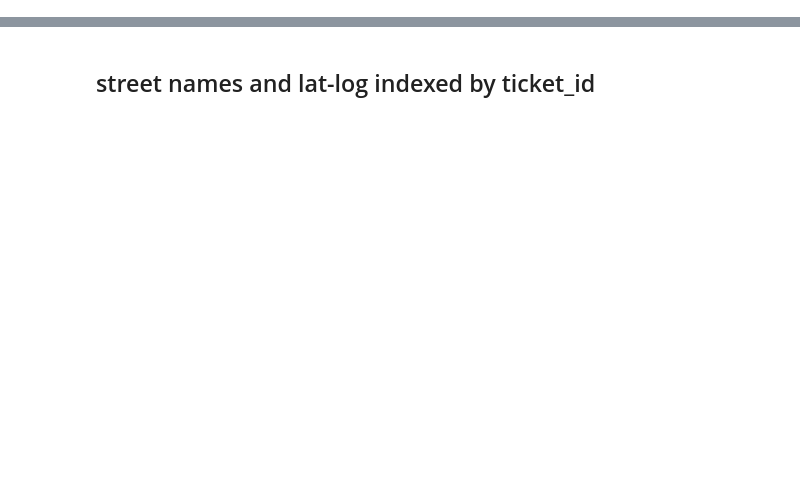
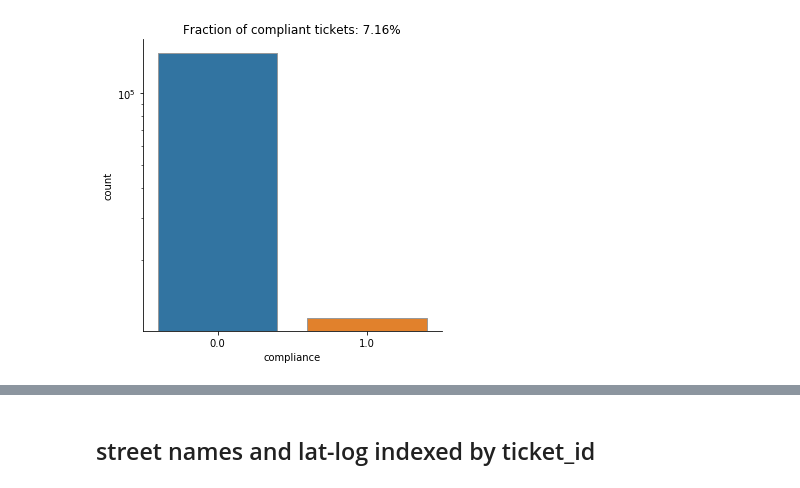
Before and after one commit to cesarliz10/predicting_property_fines_payment, a Jupyter notebook: 1_exploratory_data_analysis.ipynb, the cells around one changed output, grey strips where cells are left out. Saved outputs shown, nothing was run; the diff lists cells and outputs as text; code cells hidden in the pictures; blank space fills up the shorter version.

Commit message:
analysis of training data variables

```diff
--- a/1_exploratory_data_analysis.ipynb
+++ b/1_exploratory_data_analysis.ipynb
@@ -100,16 +40,10 @@ Example:
 # %%
 import pandas as pd
 import numpy as np
+import datetime as dt
 
-def blight_model():
+%matplotlib notebook
+import seaborn as sns
+import matplotlib.pyplot as plt
 
-    # Your code here
-    import datetime as dt
-    import matplotlib.pyplot as plt
-    import seaborn as sns
-    df = pd.read_csv("train.csv",index_col="ticket_id", encoding = "ISO-8859-1")
-    #df.set_index("ticket_id",inplace=True)
-
-    return df # Your answer here
-df = blight_model()
-df.describe()
+df = pd.read_csv("train.csv",index_col="ticket_id", encoding = "ISO-8859-1",low_memory=False)
@@ -128,13 +65,14 @@ df.describe()
 # %%
 df1= df[ ["violation_street_name","ticket_issued_date","hearing_date","disposition",
           "fine_amount","discount_amount",
-          "judgment_amount", "compliance"]]
+          "judgment_amount", "compliance"]].copy()
 
-# recover as many violation_street_name as possible from comparing with census and lonlan dataset.
-#create two data sets one toe explore data the other one without compliance detail and drop data only on this one and after recovering street name
 print("initial number of tickets: {}".format(len(df1)))
-print("after droping na values: {}".format(len(df1.dropna())))
 df1.dropna(inplace=True)
+print("after droping na values: {}".format(len(df1)))
+
+df1["compliance"].astype("category",inplace=True)
+df1.describe()
 # %% [output]
 initial number of tickets: 250306
 after droping na values: 159653
@@ -144,0 +88,7 @@ See the caveats in the documentation: http://pandas.pydata.org/pandas-docs/stabl
+# %%
+sns.catplot(x="compliance", kind="count", edgecolor=".6", data=df1)
+plt.gca().set_title("Fraction of compliant tickets: {:0.2f}%".format( 100*sum(df1.compliance)/len(df1) ))
+plt.gca().set_yscale('log')
+plt.tight_layout()
+# %% [output]
+[figure, added]
```
Also changed, not shown: parts of 38 cells of this notebook.
